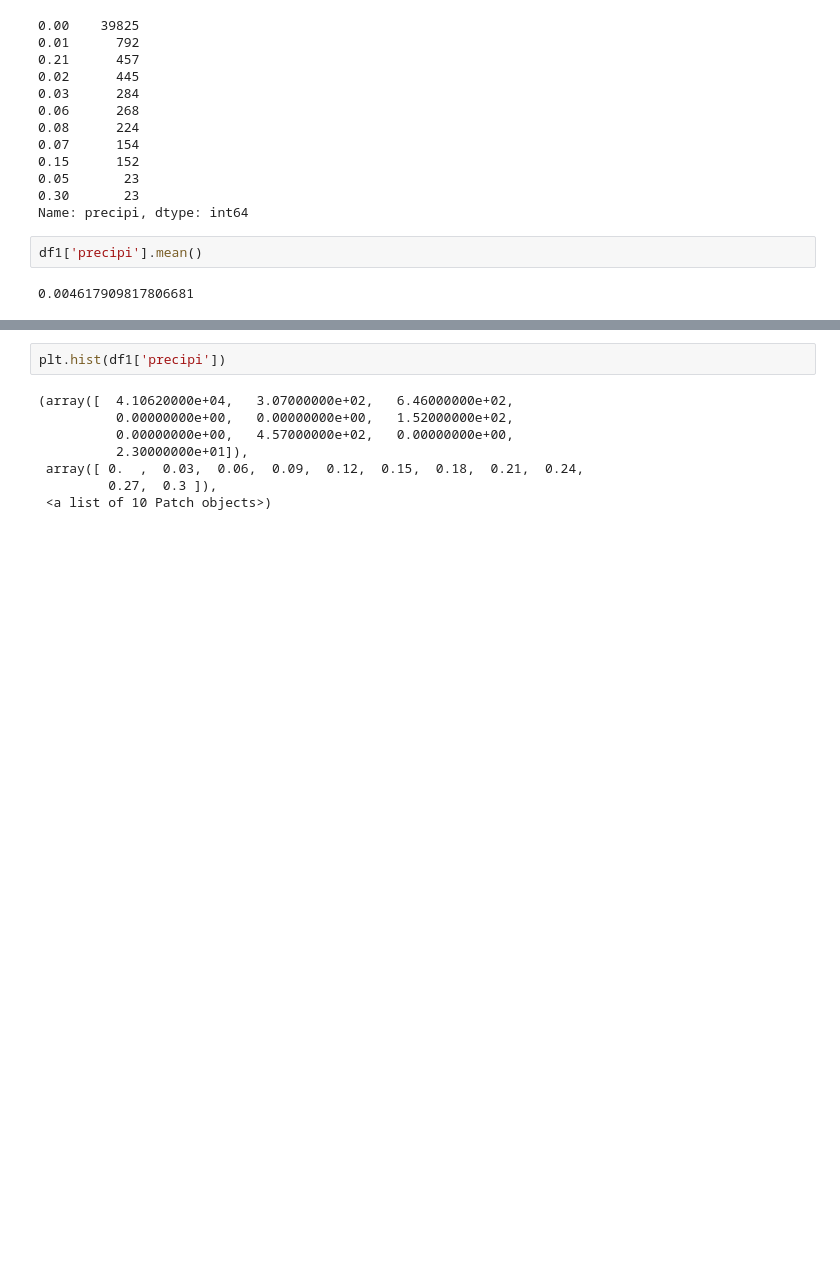
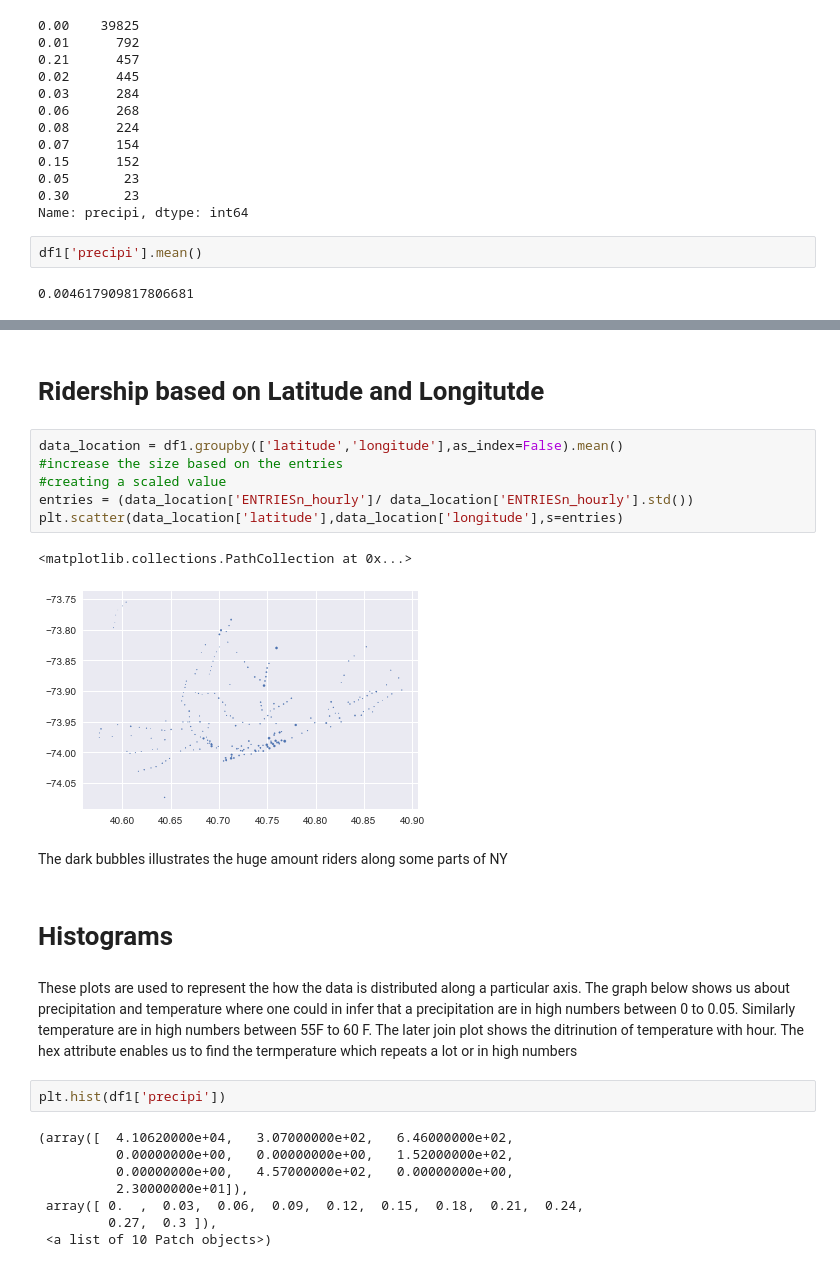
Before and after one commit to AswathKiruba/Python, a Jupyter notebook: EDA/NYC_Weather_EDA.ipynb, the cells around one changed output, grey strips where cells are left out. Cells and saved outputs as stored; diff of their text form; blank space fills up the shorter version.

```diff
--- a/EDA/NYC_Weather_EDA.ipynb
+++ b/EDA/NYC_Weather_EDA.ipynb
@@ -289,3 +207,20 @@ Name: hour, Length: 42647, dtype: float64
+# %% [markdown]
+# Ridership based on Latitude and Longitutde
+# %%
+data_location = df1.groupby(['latitude','longitude'],as_index=False).mean()
+#increase the size based on the entries
+#creating a scaled value
+entries = (data_location['ENTRIESn_hourly']/ data_location['ENTRIESn_hourly'].std())
+plt.scatter(data_location['latitude'],data_location['longitude'],s=entries)
+# %% [output]
+<matplotlib.collections.PathCollection at 0x...>
+[figure, added]
+# %% [markdown]
+The dark bubbles illustrates the huge amount riders along some parts of NY
+# %% [markdown]
+# Histograms
+# %% [markdown]
+These plots are used to represent the how the data is distributed along a particular axis. The graph below shows us about precipitation and  temperature where one could in infer that a precipitation are in high numbers between 0 to 0.05. Similarly temperature are in high numbers between 55F to 60 F. The later join plot shows the ditrinution of temperature with hour. The hex attribute enables us to find the termperature which repeats a lot or in high numbers
 # %%
 plt.hist(df1['precipi'])
 # %% [output]
```
Also changed, not shown: parts of 65 cells of this notebook.
